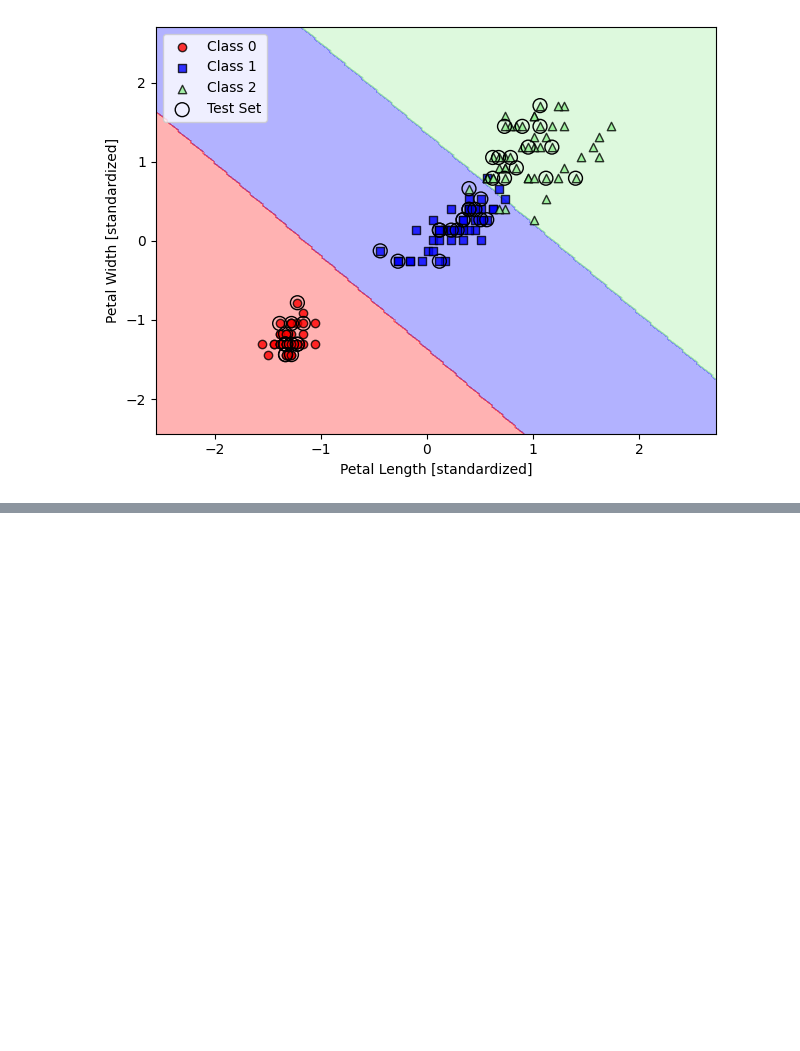
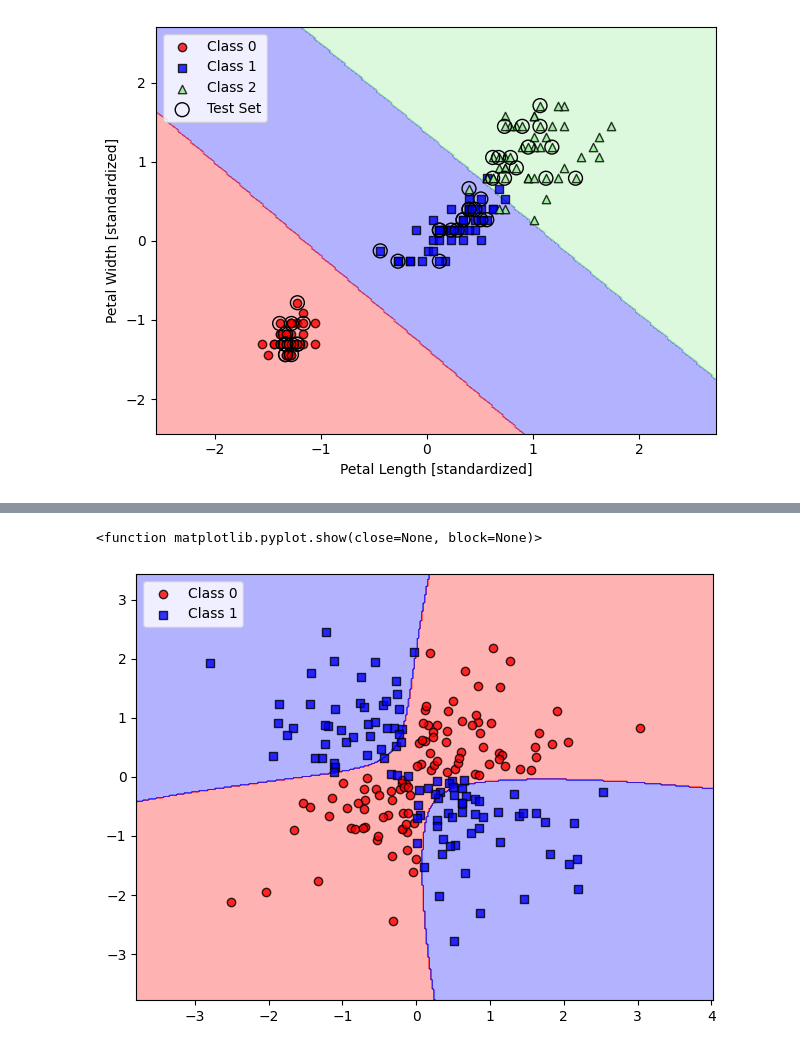
Before and after one commit to GrantMelvin/Machine-Learning, a Jupyter notebook: Chapter 3/Models.ipynb, the cells around one changed output, grey strips where cells are left out. Saved outputs shown, nothing was run; the diff lists cells and outputs as text; code cells hidden in the pictures; blank space fills up the shorter version.

```diff
--- a/Chapter 3/Models.ipynb
+++ b/Chapter 3/Models.ipynb
@@ -277,0 +314,13 @@ plt.show()
+# %%
+# Designing a SVM to seperate the XOR data
+
+svm = SVC(kernel='rbf', random_state=1, gamma=.10, C=10.0)
+svm.fit(X_xor, y_xor)
+plot_decision_regions(X_xor, y_xor, classifier=svm)
+
+plt.legend(loc = 'upper left')
+plt.tight_layout()
+plt.show
+# %% [output]
+<function matplotlib.pyplot.show(close=None, block=None)>
+[figure, added]
```
Also changed, not shown: parts of 5 cells of this notebook.
